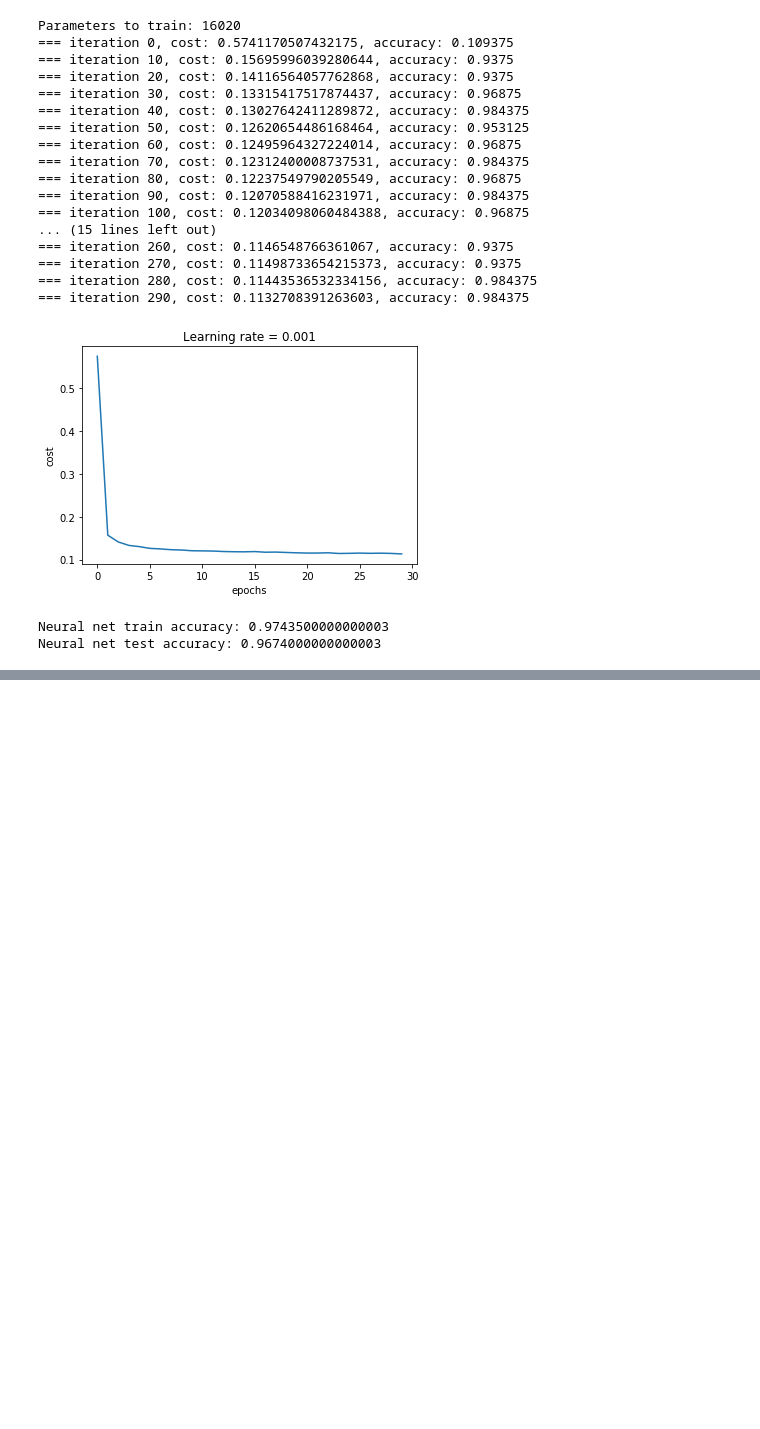
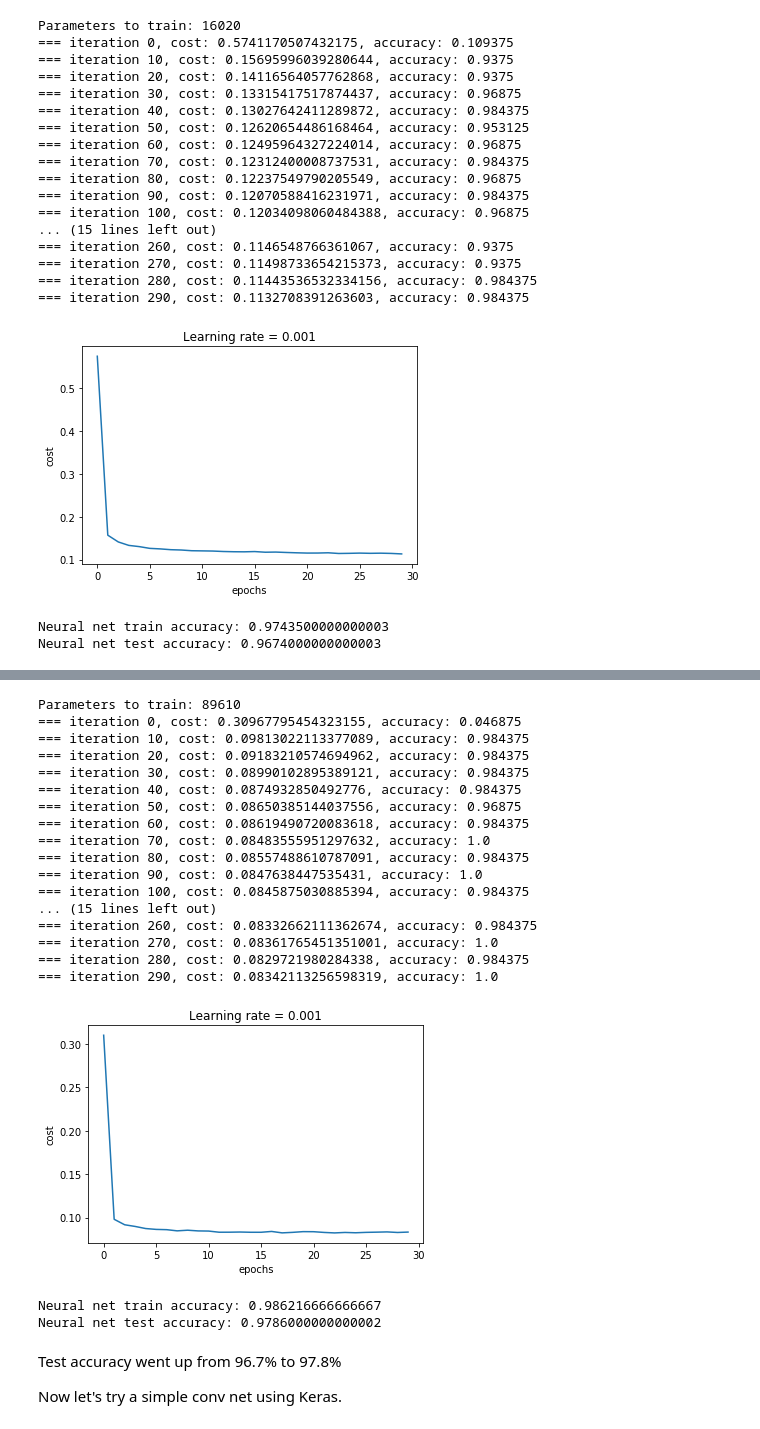
Before and after one commit to antonrd/machine_learning_implementations, a Jupyter notebook: MNIST test.ipynb, the cells around one changed output, grey strips where cells are left out. Cells and saved outputs as stored; diff of their text form; code cells hidden in the pictures; blank space fills up the shorter version.

```diff
--- a/MNIST test.ipynb
+++ b/MNIST test.ipynb
@@ -232,0 +233,40 @@ plt.show()
+# %%
+# An even bigger neural net, which has more params to train than the training inputs.
+# Just curious to see if that helps.
+model_nn_3 = NeuralNetworkImpl(layer_sizes=[100, 100, 10],
+                             layer_activations=['relu', 'relu', 'softmax'],
+                             alpha=0.001,
+                             epochs=300,
+                             mini_batch_size=64,
+                             regularization=0.1,
+                             optimization_algorithm='adam')
+model_nn_3.train(X_train, Y_train)
+accuracy = compute_accuracy_multilabel(model_nn_3, X_train, Y_train)
+print("Neural net train accuracy: {}".format(accuracy))
+accuracy = compute_accuracy_multilabel(model_nn_3, X_test, Y_test)
+print("Neural net test accuracy: {}".format(accuracy))
+# %% [output]
+Parameters to train: 89610
+=== iteration 0, cost: 0.30967795454323155, accuracy: 0.046875
+=== iteration 10, cost: 0.09813022113377089, accuracy: 0.984375
+=== iteration 20, cost: 0.09183210574694962, accuracy: 0.984375
+=== iteration 30, cost: 0.08990102895389121, accuracy: 0.984375
+=== iteration 40, cost: 0.0874932850492776, accuracy: 0.984375
+=== iteration 50, cost: 0.08650385144037556, accuracy: 0.96875
+=== iteration 60, cost: 0.08619490720083618, accuracy: 0.984375
+=== iteration 70, cost: 0.08483555951297632, accuracy: 1.0
+=== iteration 80, cost: 0.08557488610787091, accuracy: 0.984375
+=== iteration 90, cost: 0.0847638447535431, accuracy: 1.0
+=== iteration 100, cost: 0.0845875030885394, accuracy: 0.984375
+... (15 lines left out)
+=== iteration 260, cost: 0.08332662111362674, accuracy: 0.984375
+=== iteration 270, cost: 0.08361765451351001, accuracy: 1.0
+=== iteration 280, cost: 0.0829721980284338, accuracy: 0.984375
+=== iteration 290, cost: 0.08342113256598319, accuracy: 1.0
+[figure, added]
+Neural net train accuracy: 0.986216666666667
+Neural net test accuracy: 0.9786000000000002
+# %% [markdown]
+Test accuracy went up from 96.7% to 97.8%
+
+Now let's try a simple conv net using Keras.
```
Also changed, not shown: parts of 8 cells of this notebook.
